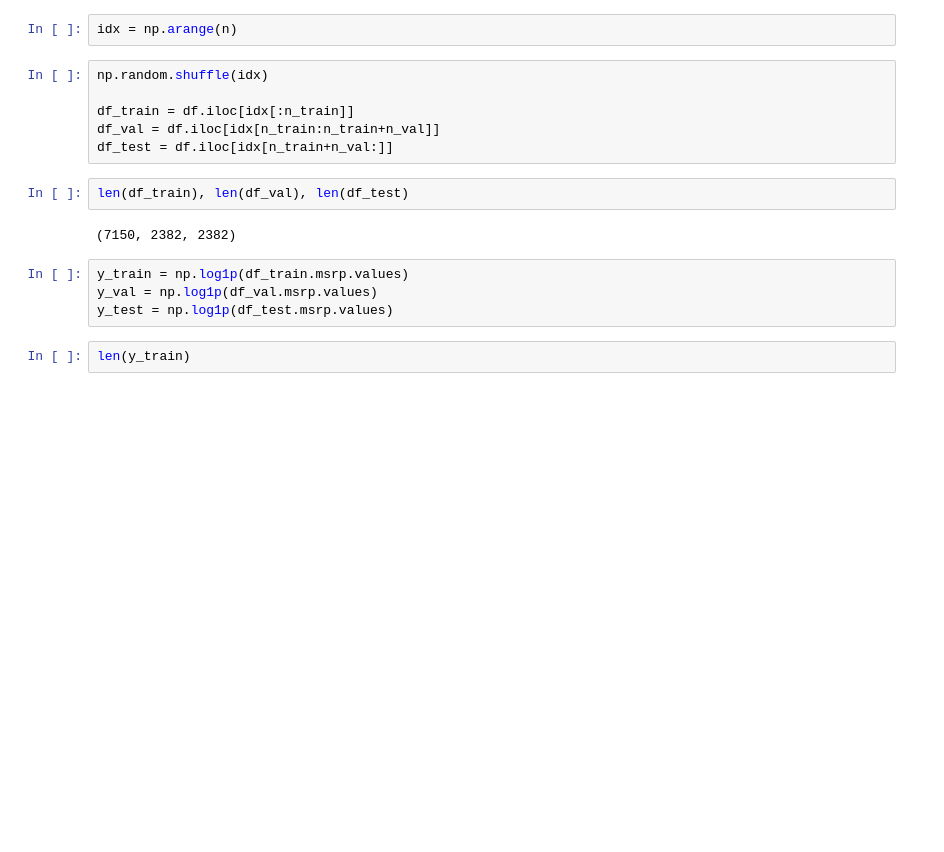
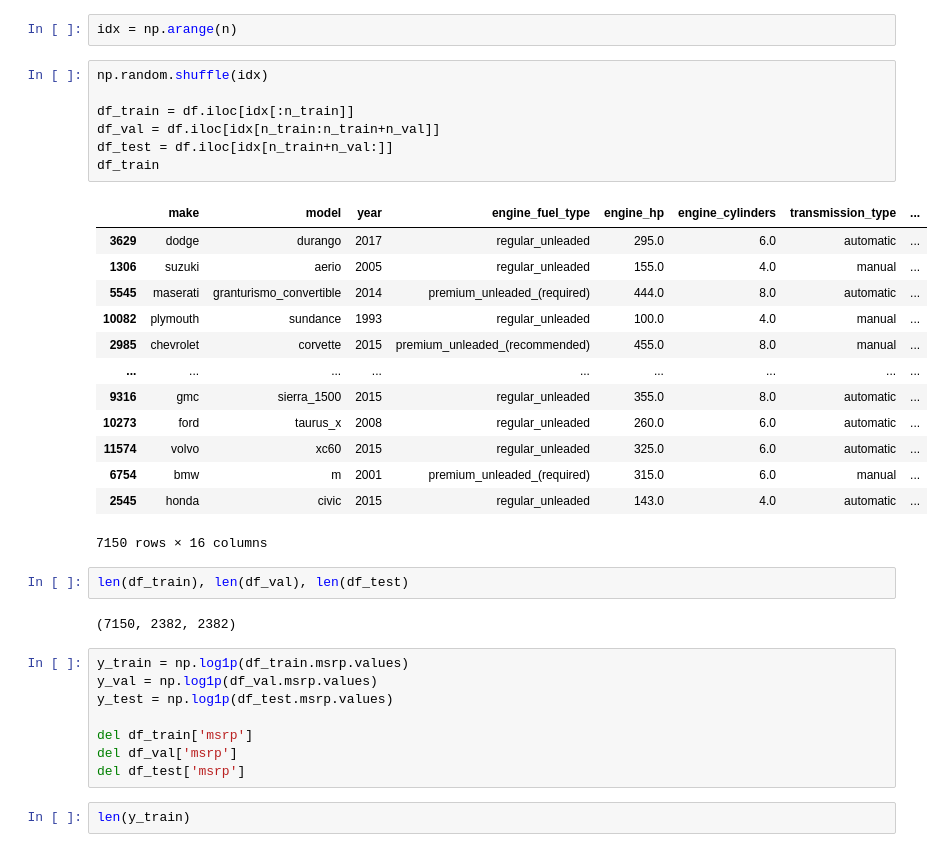
Before and after one commit to mukut02/ML-zoomcamp-HW, a Jupyter notebook: 02/02-Regression.ipynb, the cells around one changed output. Saved outputs shown, nothing was run; the diff lists cells and outputs as text; blank space fills up the shorter version.

```diff
--- a/02/02-Regression.ipynb
+++ b/02/02-Regression.ipynb
@@ -163,9 +163,24 @@ idx = np.arange(n)
 # %%
 np.random.shuffle(idx)
 
 df_train = df.iloc[idx[:n_train]]
 df_val = df.iloc[idx[n_train:n_train+n_val]]
 df_test = df.iloc[idx[n_train+n_val:]]
+df_train
+# %% [output]
+|  | make | model | year | engine_fuel_type | engine_hp | engine_cylinders | transmission_type | ... |
+| 3629 | dodge | durango | 2017 | regular_unleaded | 295.0 | 6.0 | automatic | ... |
+| 1306 | suzuki | aerio | 2005 | regular_unleaded | 155.0 | 4.0 | manual | ... |
+| 5545 | maserati | granturismo_convertible | 2014 | premium_unleaded_(required) | 444.0 | 8.0 | automatic | ... |
+| 10082 | plymouth | sundance | 1993 | regular_unleaded | 100.0 | 4.0 | manual | ... |
+| 2985 | chevrolet | corvette | 2015 | premium_unleaded_(recommended) | 455.0 | 8.0 | manual | ... |
+| ... | ... | ... | ... | ... | ... | ... | ... | ... |
+| 9316 | gmc | sierra_1500 | 2015 | regular_unleaded | 355.0 | 8.0 | automatic | ... |
+| 10273 | ford | taurus_x | 2008 | regular_unleaded | 260.0 | 6.0 | automatic | ... |
+| 11574 | volvo | xc60 | 2015 | regular_unleaded | 325.0 | 6.0 | automatic | ... |
+| 6754 | bmw | m | 2001 | premium_unleaded_(required) | 315.0 | 6.0 | manual | ... |
+| 2545 | honda | civic | 2015 | regular_unleaded | 143.0 | 4.0 | automatic | ... |
+7150 rows × 16 columns
 # %%
 len(df_train), len(df_val), len(df_test)
 # %% [output]
@@ -174,6 +189,10 @@ len(df_train), len(df_val), len(df_test)
 y_train = np.log1p(df_train.msrp.values)
 y_val = np.log1p(df_val.msrp.values)
 y_test = np.log1p(df_test.msrp.values)
+
+del df_train['msrp']
+del df_val['msrp']
+del df_test['msrp']
 # %%
 len(y_train)
 # %% [output]
```
Also changed, not shown: parts of 61 cells of this notebook, 2 other files.
